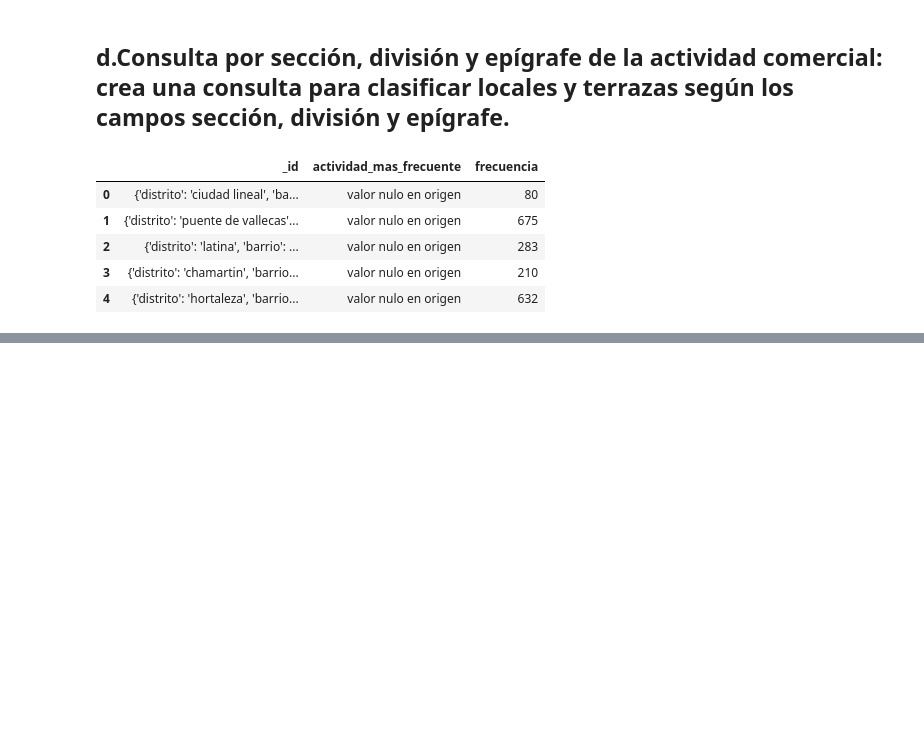
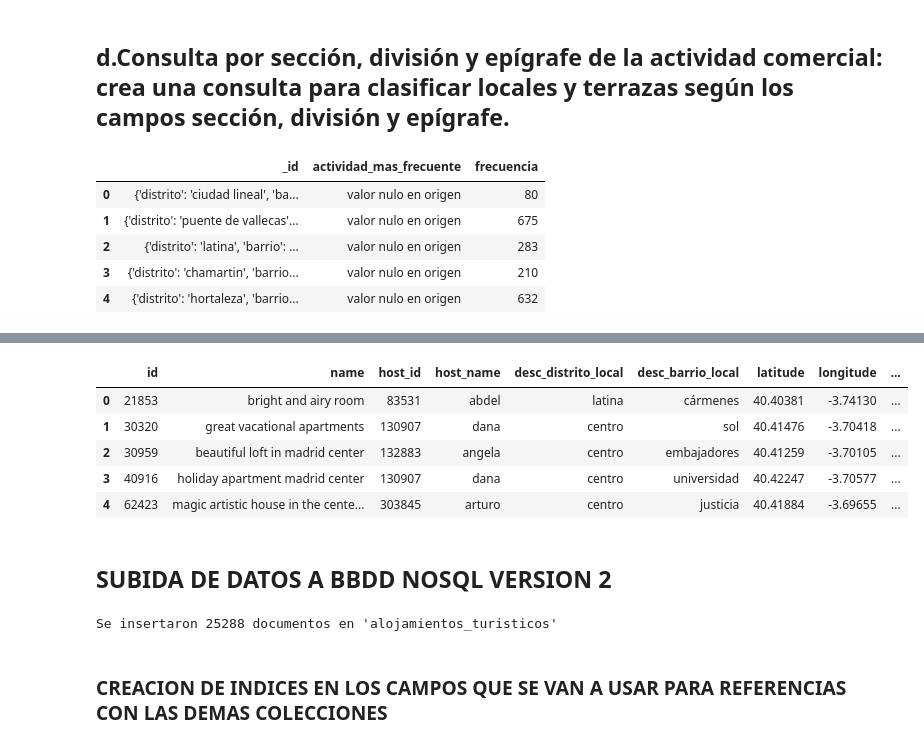
Before and after one commit to DylanGuerraR/NoSQL_Pl_master, a Jupyter notebook: Querys_NoSQL.ipynb, the cells around one changed output, grey strips where cells are left out. Drawn from its saved outputs; the diff is of its cells as text; code cells hidden in the pictures; blank space fills up the shorter version.

```diff
--- a/Querys_NoSQL.ipynb
+++ b/Querys_NoSQL.ipynb
@@ -495,0 +628,36 @@ mostrar_resultado(result,5)
+# %%
+df_airbnb.rename(columns={
+    "neighbourhood_group": "desc_distrito_local",
+    "neighbourhood": "desc_barrio_local"
+}, inplace=True)
+# %%
+df_airbnb.head()
+# %% [output]
+|  | id | name | host_id | host_name | desc_distrito_local | desc_barrio_local | latitude | longitude | ... |
+| 0 | 21853 | bright and airy room | 83531 | abdel | latina | cármenes | 40.40381 | -3.74130 | ... |
+| 1 | 30320 | great vacational apartments | 130907 | dana | centro | sol | 40.41476 | -3.70418 | ... |
+| 2 | 30959 | beautiful loft in madrid center | 132883 | angela | centro | embajadores | 40.41259 | -3.70105 | ... |
+| 3 | 40916 | holiday apartment madrid center | 130907 | dana | centro | universidad | 40.42247 | -3.70577 | ... |
+| 4 | 62423 | magic artistic house in the cente... | 303845 | arturo | centro | justicia | 40.41884 | -3.69655 | ... |
+# %% [markdown]
+## SUBIDA DE DATOS A BBDD NOSQL VERSION 2
+# %%
+from pymongo import MongoClient
+
+# Conexión con MongoDB
+client = MongoClient("mongodb://localhost:27017/")
+db = client["ucm_nosql_pl"]
+coleccion = db["alojamientos_turisticos"]
+
+#Convertir el DataFrame a lista de documentos
+documentos = df_airbnb.to_dict(orient="records")
+
+#Insertar en MongoDB
+resultado = coleccion.insert_many(documentos)
+
+#Confirmación
+print(f"Se insertaron {len(resultado.inserted_ids)} documentos en 'alojamientos_turisticos'")
+# %% [output]
+Se insertaron 25288 documentos en 'alojamientos_turisticos'
+# %% [markdown]
+### CREACION DE INDICES EN LOS CAMPOS QUE SE VAN A USAR PARA REFERENCIAS CON LAS DEMAS COLECCIONES
```
Also changed, not shown: parts of 18 cells of this notebook, 1 other file.
